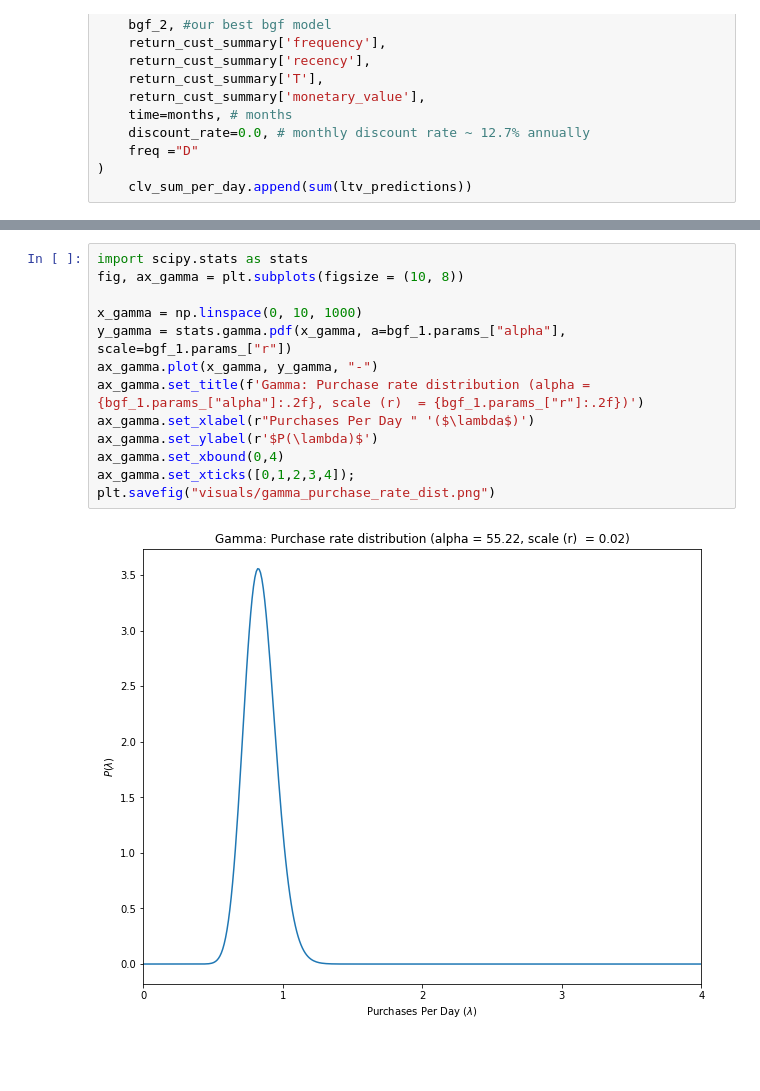
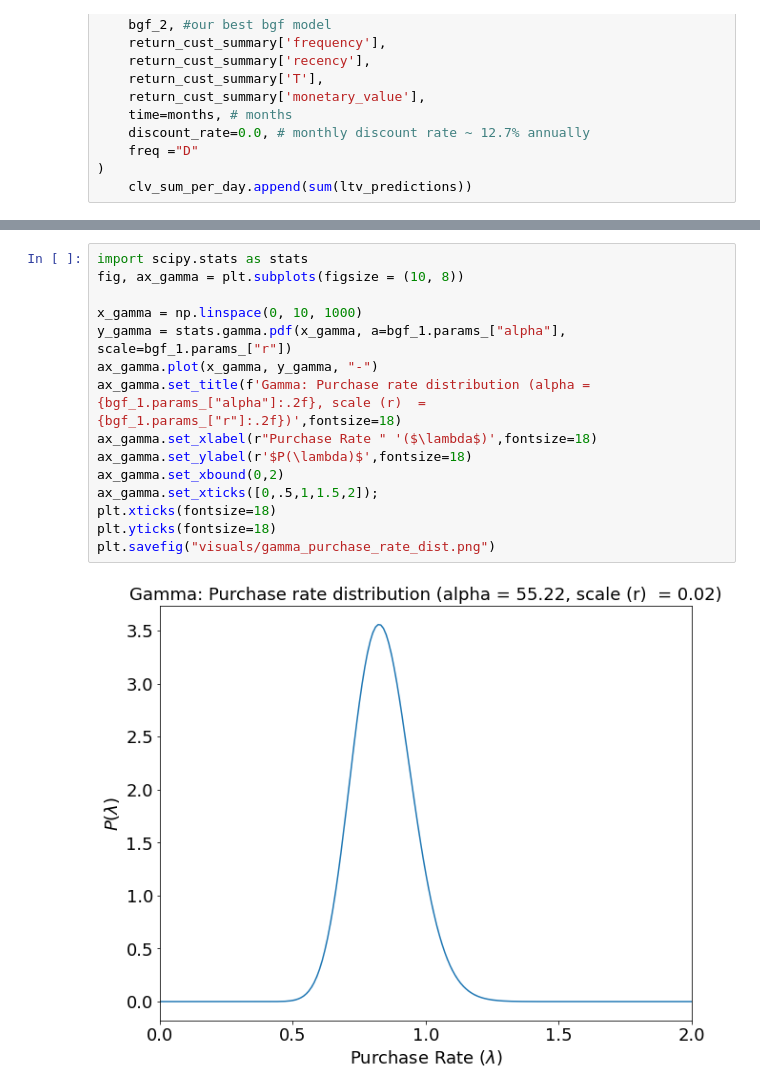
Before and after one commit to zander1268/custorama, a Jupyter notebook: final_bg_nbd_modeling.ipynb, the cells around one changed output, grey strips where cells are left out. Drawn from its saved outputs; the diff is of its cells as text; blank space fills up the shorter version.

Commit message:
new visuals

```diff
--- a/final_bg_nbd_modeling.ipynb
+++ b/final_bg_nbd_modeling.ipynb
@@ -645,18 +681,20 @@ plt.savefig("visuals/probability_active_matrix.png")
 # %%
 import scipy.stats as stats
 fig, ax_gamma = plt.subplots(figsize = (10, 8))
 
 x_gamma = np.linspace(0, 10, 1000)
 y_gamma = stats.gamma.pdf(x_gamma, a=bgf_1.params_["alpha"], scale=bgf_1.params_["r"])
 ax_gamma.plot(x_gamma, y_gamma, "-")
-ax_gamma.set_title(f'Gamma: Purchase rate distribution (alpha = {bgf_1.params_["alpha"]:.2f}, scale (r)  = {bgf_1.params_["r"]:.2f})')
-ax_gamma.set_xlabel(r"Purchases Per Day " '($\lambda$)')
-ax_gamma.set_ylabel(r'$P(\lambda)$')
-ax_gamma.set_xbound(0,4)
-ax_gamma.set_xticks([0,1,2,3,4]);
+ax_gamma.set_title(f'Gamma: Purchase rate distribution (alpha = {bgf_1.params_["alpha"]:.2f}, scale (r)  = {bgf_1.params_["r"]:.2f})',fontsize=18)
+ax_gamma.set_xlabel(r"Purchase Rate " '($\lambda$)',fontsize=18)
+ax_gamma.set_ylabel(r'$P(\lambda)$',fontsize=18)
+ax_gamma.set_xbound(0,2)
+ax_gamma.set_xticks([0,.5,1,1.5,2]);
+plt.xticks(fontsize=18)
+plt.yticks(fontsize=18)
 plt.savefig("visuals/gamma_purchase_rate_dist.png")
 # %% [output]
-[figure, old version]
+[figure, new version]
 # %%
 
 fig, ax_beta = plt.subplots(figsize = (10, 8))
```
Also changed, not shown: parts of 15 cells of this notebook, 9 other files.
